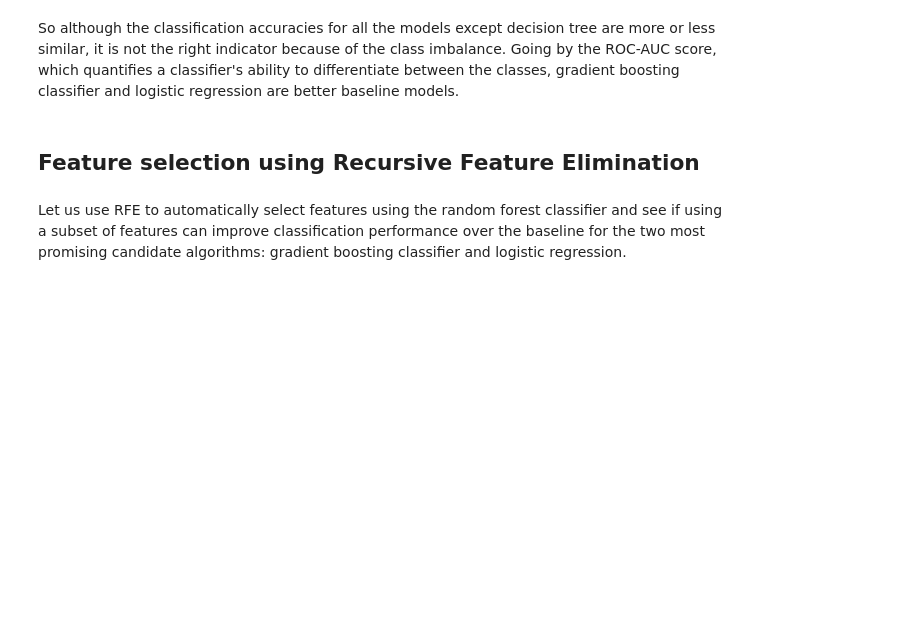
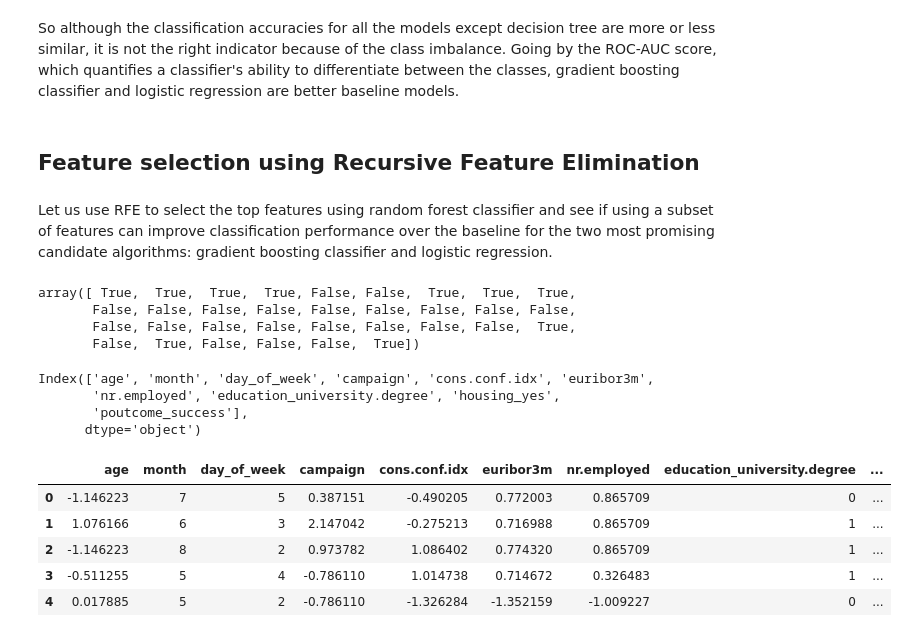
Before and after one commit to ahanagangopadhyay/improving-bank-telemarketing-campaigns, a Jupyter notebook: codes/2_models.ipynb, the cells around one changed output. Cells and saved outputs as stored; diff of their text form; code cells hidden in the pictures; blank space fills up the shorter version.

```diff
--- a/codes/2_models.ipynb
+++ b/codes/2_models.ipynb
@@ -104,4 +104,4 @@ So although the classification accuracies for all the models except decision tre
 # %% [markdown]
 ## Feature selection using Recursive Feature Elimination
 # %% [markdown]
-Let us use RFE to automatically select features using the random forest classifier and see if using a subset of features can improve classification performance over the baseline for the two most promising candidate algorithms: gradient boosting classifier and logistic regression.
+Let us use RFE to select the top features using random forest classifier and see if using a subset of features can improve classification performance over the baseline for the two most promising candidate algorithms: gradient boosting classifier and logistic regression.
@@ -113,0 +108,28 @@ Let us use RFE to automatically select features using the random forest classifi
+# %%
+estimator = RandomForestClassifier(random_state=1)
+selector = RFE(estimator, n_features_to_select=10, step=1)
+selector = selector.fit(x_train, y_train)
+selector.support_
+# %% [output]
+array([ True,  True,  True,  True, False, False,  True,  True,  True,
+       False, False, False, False, False, False, False, False, False,
+       False, False, False, False, False, False, False, False,  True,
+       False,  True, False, False, False,  True])
+# %%
+subset_columns = x_train.columns[selector.support_]
+subset_columns
+# %% [output]
+Index(['age', 'month', 'day_of_week', 'campaign', 'cons.conf.idx', 'euribor3m',
+       'nr.employed', 'education_university.degree', 'housing_yes',
+       'poutcome_success'],
+      dtype='object')
+# %%
+x_train_subset = x_train[subset_columns]
+x_train_subset.head()
+# %% [output]
+|  | age | month | day_of_week | campaign | cons.conf.idx | euribor3m | nr.employed | education_university.degree | ... |
+| 0 | -1.146223 | 7 | 5 | 0.387151 | -0.490205 | 0.772003 | 0.865709 | 0 | ... |
+| 1 | 1.076166 | 6 | 3 | 2.147042 | -0.275213 | 0.716988 | 0.865709 | 1 | ... |
+| 2 | -1.146223 | 8 | 2 | 0.973782 | 1.086402 | 0.774320 | 0.865709 | 1 | ... |
+| 3 | -0.511255 | 5 | 4 | -0.786110 | 1.014738 | 0.714672 | 0.326483 | 1 | ... |
+| 4 | 0.017885 | 5 | 2 | -0.786110 | -1.326284 | -1.352159 | -1.009227 | 0 | ... |
```
Also changed, not shown: parts of 5 cells of this notebook.
